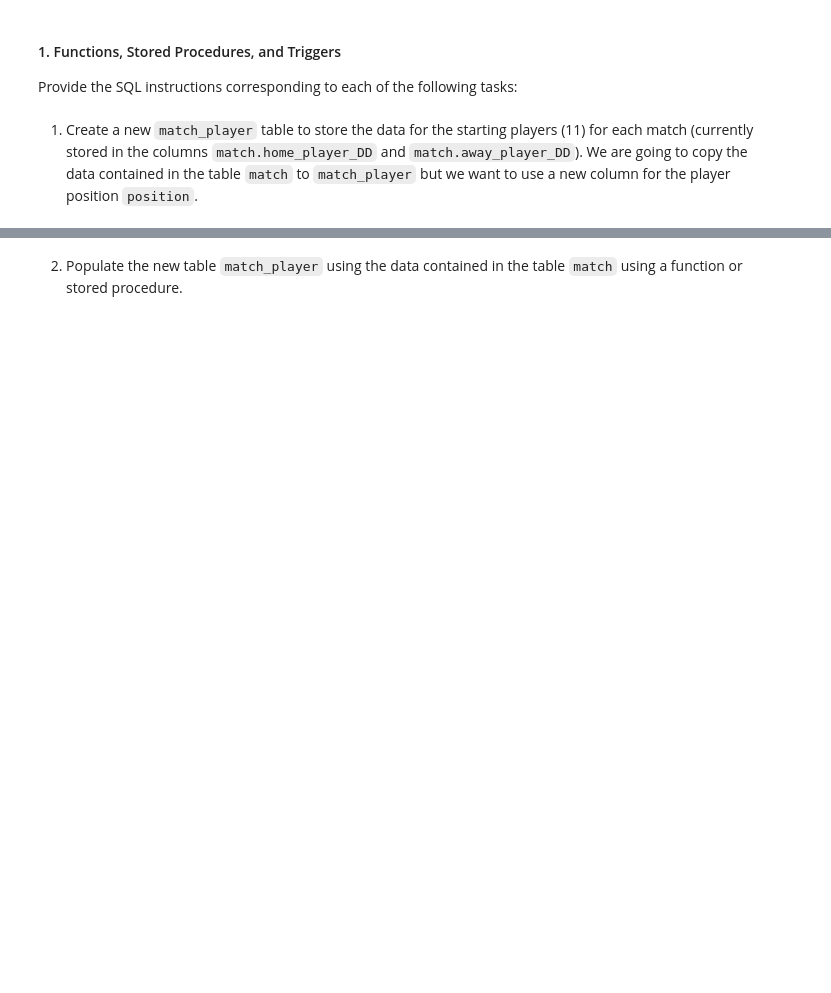
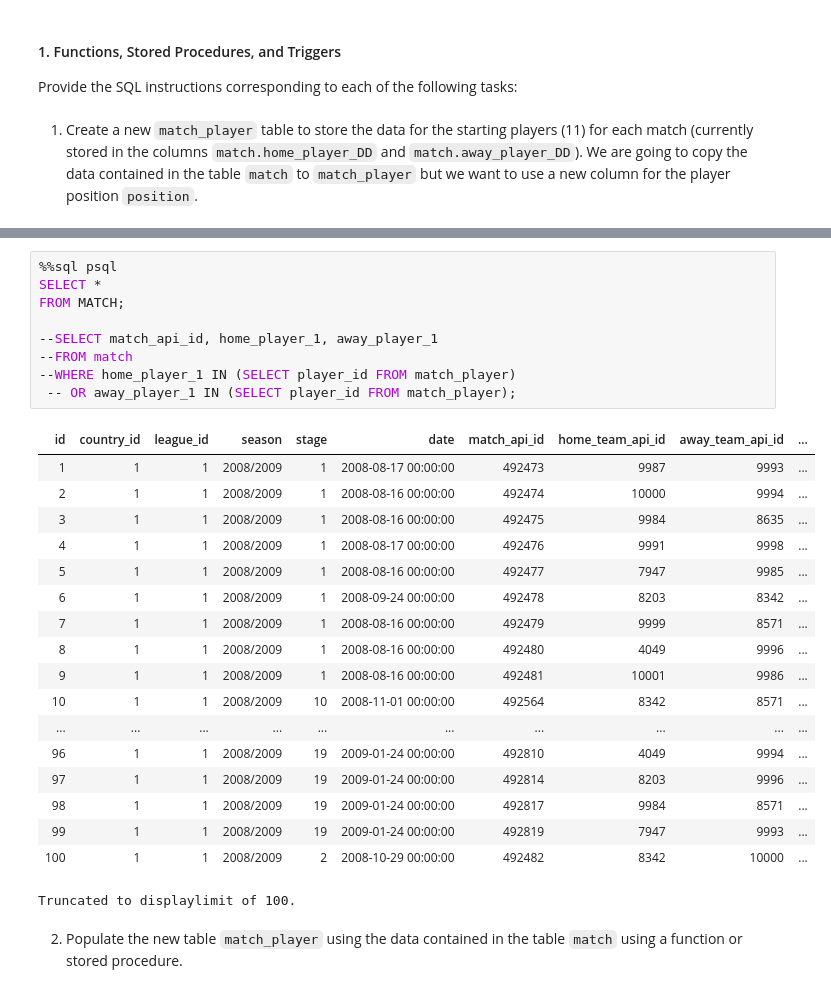
Before and after one commit to anajfalfa/sibd-24, a Jupyter notebook: P2/15-p2-project.ipynb, the cells around one changed output, grey strips where cells are left out. Drawn from its saved outputs; the diff is of its cells as text; blank space fills up the shorter version.

```diff
--- a/P2/15-p2-project.ipynb
+++ b/P2/15-p2-project.ipynb
@@ -321,2 +290,30 @@ CREATE TABLE
+# %%
+%%sql psql
+SELECT *
+FROM MATCH;
+
+--SELECT match_api_id, home_player_1, away_player_1
+--FROM match
+--WHERE home_player_1 IN (SELECT player_id FROM match_player)
+ -- OR away_player_1 IN (SELECT player_id FROM match_player);
+# %% [output]
+| id | country_id | league_id | season | stage | date | match_api_id | home_team_api_id | away_team_api_id | ... |
+| 1 | 1 | 1 | 2008/2009 | 1 | 2008-08-17 00:00:00 | 492473 | 9987 | 9993 | ... |
+| 2 | 1 | 1 | 2008/2009 | 1 | 2008-08-16 00:00:00 | 492474 | 10000 | 9994 | ... |
+| 3 | 1 | 1 | 2008/2009 | 1 | 2008-08-16 00:00:00 | 492475 | 9984 | 8635 | ... |
+| 4 | 1 | 1 | 2008/2009 | 1 | 2008-08-17 00:00:00 | 492476 | 9991 | 9998 | ... |
+| 5 | 1 | 1 | 2008/2009 | 1 | 2008-08-16 00:00:00 | 492477 | 7947 | 9985 | ... |
+| 6 | 1 | 1 | 2008/2009 | 1 | 2008-09-24 00:00:00 | 492478 | 8203 | 8342 | ... |
+| 7 | 1 | 1 | 2008/2009 | 1 | 2008-08-16 00:00:00 | 492479 | 9999 | 8571 | ... |
+| 8 | 1 | 1 | 2008/2009 | 1 | 2008-08-16 00:00:00 | 492480 | 4049 | 9996 | ... |
+| 9 | 1 | 1 | 2008/2009 | 1 | 2008-08-16 00:00:00 | 492481 | 10001 | 9986 | ... |
+| 10 | 1 | 1 | 2008/2009 | 10 | 2008-11-01 00:00:00 | 492564 | 8342 | 8571 | ... |
+| ... | ... | ... | ... | ... | ... | ... | ... | ... | ... |
+| 96 | 1 | 1 | 2008/2009 | 19 | 2009-01-24 00:00:00 | 492810 | 4049 | 9994 | ... |
+| 97 | 1 | 1 | 2008/2009 | 19 | 2009-01-24 00:00:00 | 492814 | 8203 | 9996 | ... |
+| 98 | 1 | 1 | 2008/2009 | 19 | 2009-01-24 00:00:00 | 492817 | 9984 | 8571 | ... |
+| 99 | 1 | 1 | 2008/2009 | 19 | 2009-01-24 00:00:00 | 492819 | 7947 | 9993 | ... |
+| 100 | 1 | 1 | 2008/2009 | 2 | 2008-10-29 00:00:00 | 492482 | 8342 | 10000 | ... |
+Truncated to displaylimit of 100.
 # %% [markdown]
 2. Populate the new table `match_player` using the data contained in the table `match` using a function or stored procedure.
```
Also changed, not shown: parts of 47 cells of this notebook, 5 other files.
